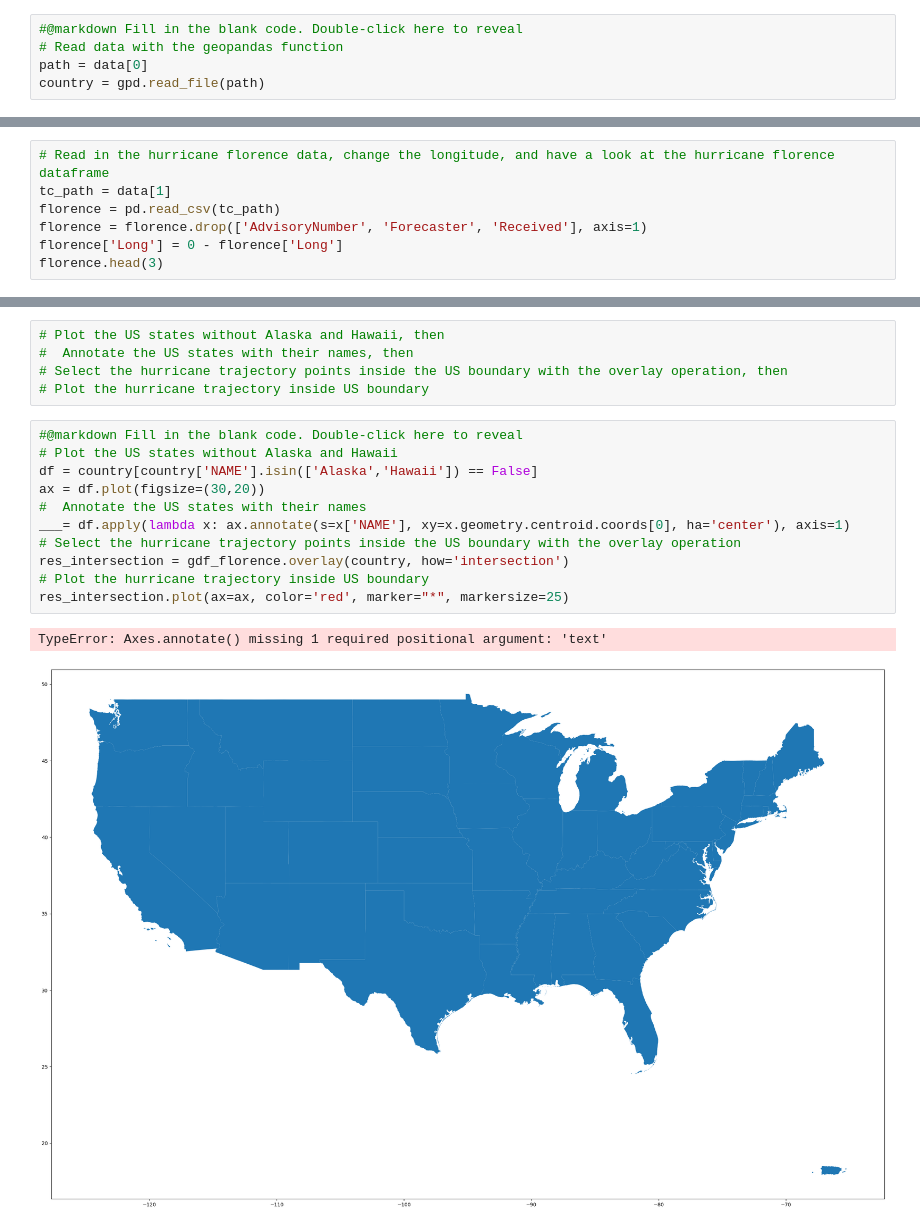
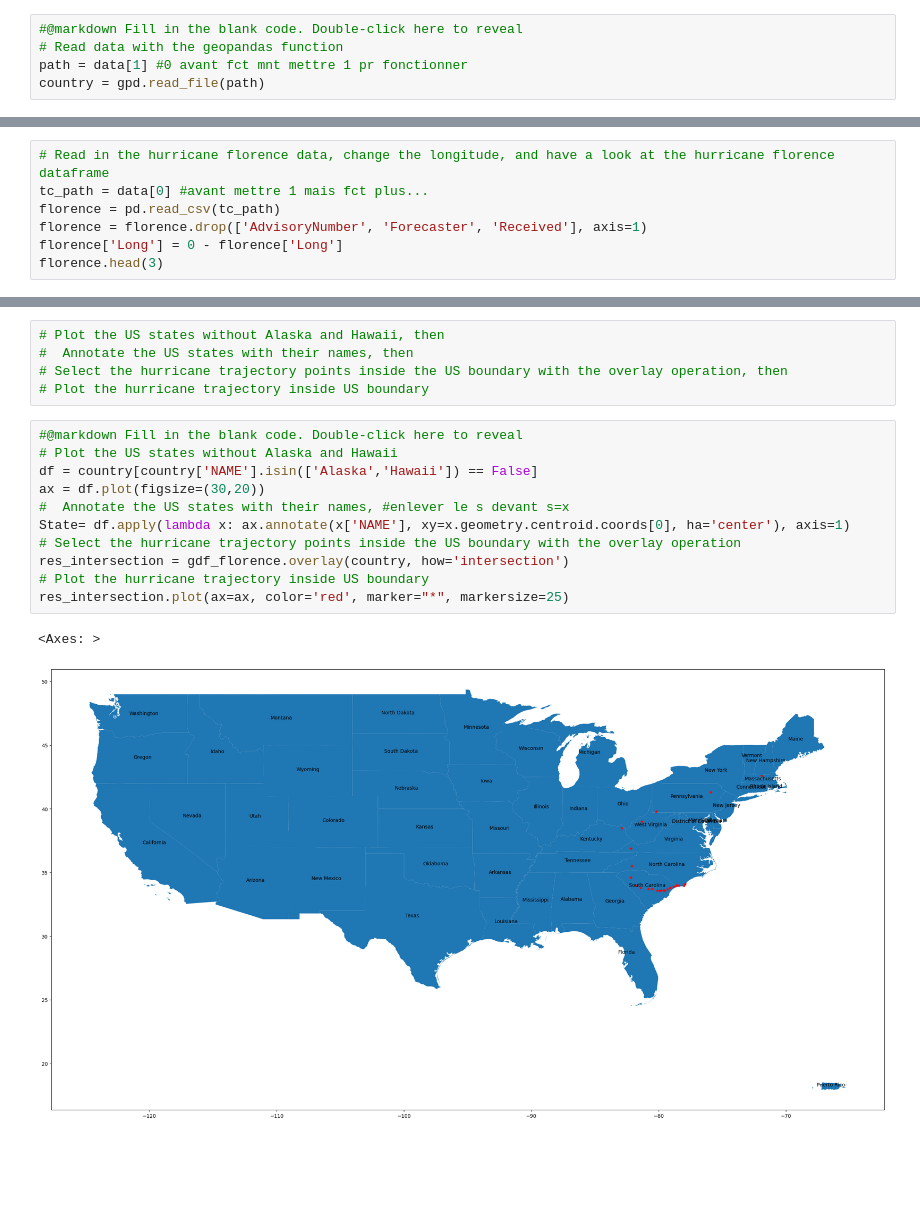
Before and after one commit to Cyp202/2025_Intro_Python, a Jupyter notebook: notebook/W3_S2.ipynb, the cells around one changed output, grey strips where cells are left out. Cells and saved outputs as stored; diff of their text form; blank space fills up the shorter version.

```diff
--- a/notebook/W3_S2.ipynb
+++ b/notebook/W3_S2.ipynb
@@ -119,7 +115,7 @@ import matplotlib.pyplot as plt
 # %%
 #@markdown Fill in the blank code. Double-click here to reveal
 # Read data with the geopandas function
-path = data[0]
+path = data[1] #0 avant fct mnt mettre 1 pr fonctionner
 country = gpd.read_file(path)
 # %% [markdown]
 ## Q3) Have a look at the data, what type of geometries does the data contain?
@@ -149,7 +145,7 @@ country[country['NAME'].isin(['Alaska','Hawaii']) == False].plot(figsize=(30,20)
 [figure]
 # %%
 # Read in the hurricane florence data, change the longitude, and have a look at the hurricane florence dataframe
-tc_path = data[1]
+tc_path = data[0] #avant mettre 1 mais fct plus...
 florence = pd.read_csv(tc_path)
 florence = florence.drop(['AdvisoryNumber', 'Forecaster', 'Received'], axis=1)
 florence['Long'] = 0 - florence['Long']
@@ -226,14 +222,14 @@ One approach may be plot and see the trajectory of the hurricane on the US map.
 # %%
 #@markdown Fill in the blank code. Double-click here to reveal
 # Plot the US states without Alaska and Hawaii
 df = country[country['NAME'].isin(['Alaska','Hawaii']) == False]
 ax = df.plot(figsize=(30,20))
-#  Annotate the US states with their names
-___= df.apply(lambda x: ax.annotate(s=x['NAME'], xy=x.geometry.centroid.coords[0], ha='center'), axis=1)
+#  Annotate the US states with their names, #enlever le s devant s=x
+State= df.apply(lambda x: ax.annotate(x['NAME'], xy=x.geometry.centroid.coords[0], ha='center'), axis=1)
 # Select the hurricane trajectory points inside the US boundary with the overlay operation
 res_intersection = gdf_florence.overlay(country, how='intersection')
 # Plot the hurricane trajectory inside US boundary
 res_intersection.plot(ax=ax, color='red', marker="*", markersize=25)
 # %% [output]
-TypeError: Axes.annotate() missing 1 required positional argument: 'text'
+<Axes: >
-[figure, old version]
+[figure, new version]
```
Also changed, not shown: parts of 2 cells of this notebook.
